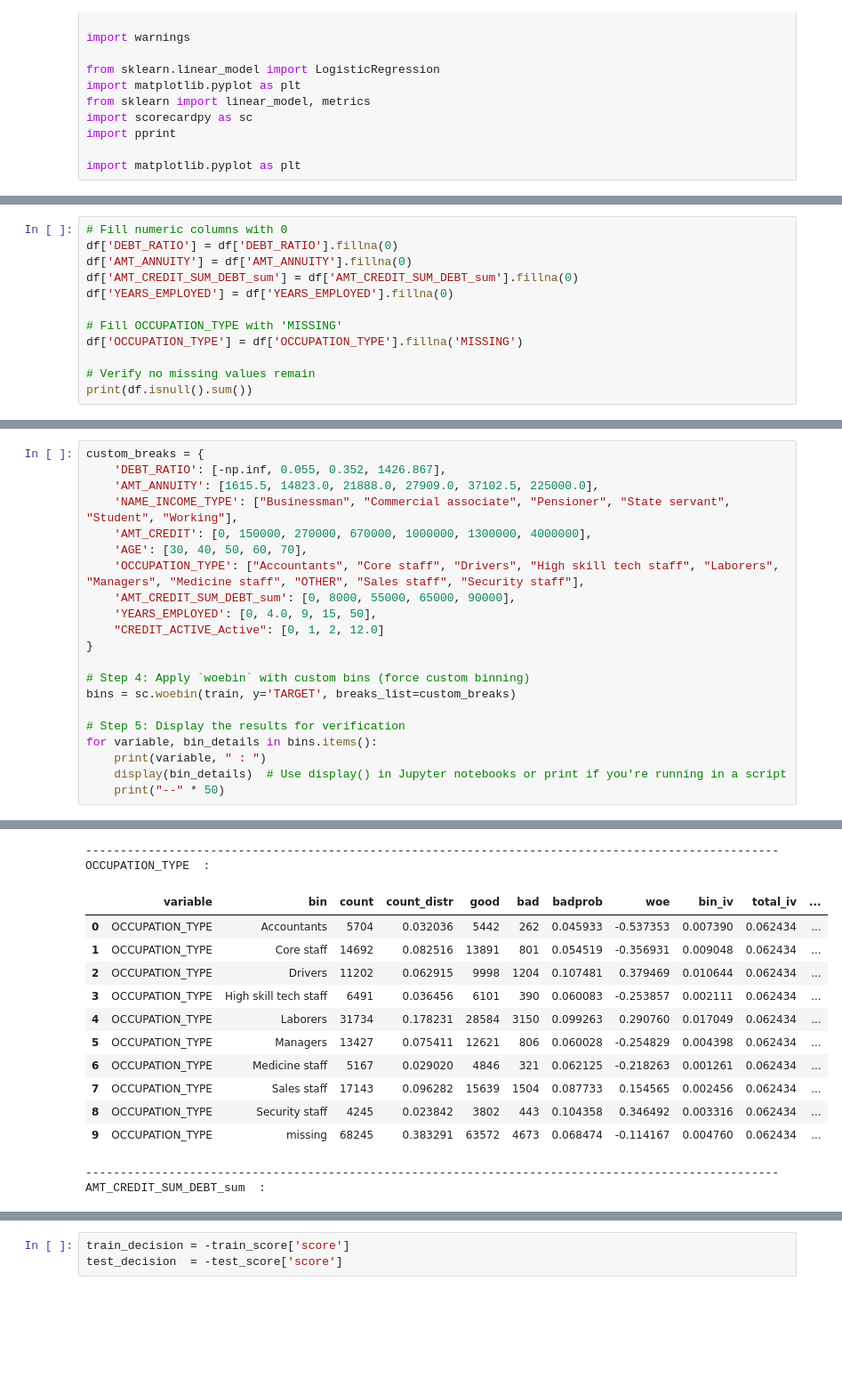
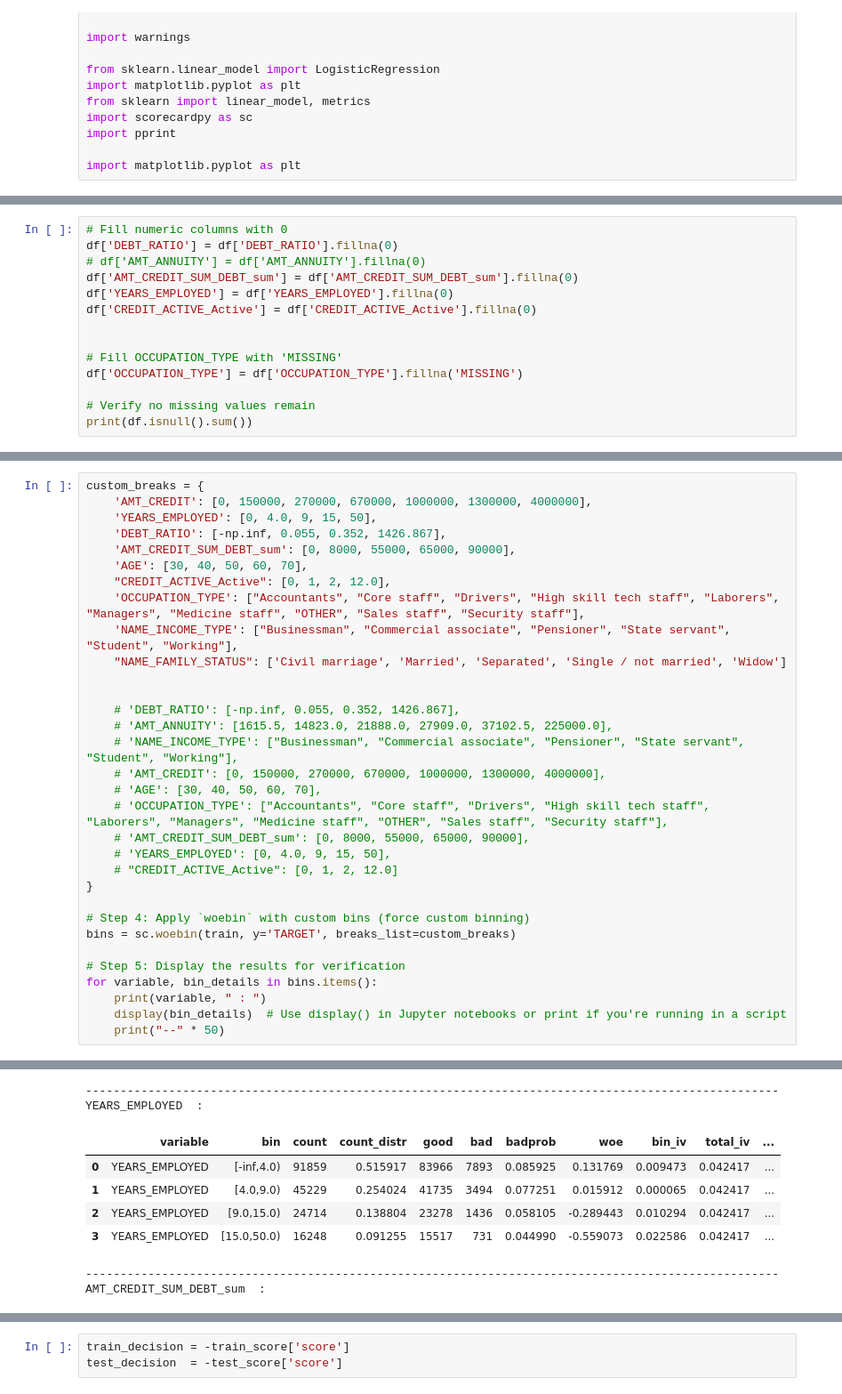
Before and after one commit to JohnErnestTan/Financial-Analytics-for-Elderly-care-Support-Loan-IS453, a Jupyter notebook: scorecard_custom.ipynb, the cells around one changed output, grey strips where cells are left out. Shown at 89% size. Cells and saved outputs as stored; diff of their text form; blank space fills up the shorter version.

```diff
--- a/scorecard_custom.ipynb
+++ b/scorecard_custom.ipynb
@@ -75,9 +58,11 @@ dtype: int64
 # %%
 # Fill numeric columns with 0
 df['DEBT_RATIO'] = df['DEBT_RATIO'].fillna(0)
-df['AMT_ANNUITY'] = df['AMT_ANNUITY'].fillna(0)
+# df['AMT_ANNUITY'] = df['AMT_ANNUITY'].fillna(0)
 df['AMT_CREDIT_SUM_DEBT_sum'] = df['AMT_CREDIT_SUM_DEBT_sum'].fillna(0)
 df['YEARS_EMPLOYED'] = df['YEARS_EMPLOYED'].fillna(0)
+df['CREDIT_ACTIVE_Active'] = df['CREDIT_ACTIVE_Active'].fillna(0)
+
 
 # Fill OCCUPATION_TYPE with 'MISSING'
 df['OCCUPATION_TYPE'] = df['OCCUPATION_TYPE'].fillna('MISSING')
@@ -122,14 +91,25 @@ print(test.shape)
 # %%
 custom_breaks = {
+    'AMT_CREDIT': [0, 150000, 270000, 670000, 1000000, 1300000, 4000000],
+    'YEARS_EMPLOYED': [0, 4.0, 9, 15, 50],
     'DEBT_RATIO': [-np.inf, 0.055, 0.352, 1426.867],
-    'AMT_ANNUITY': [1615.5, 14823.0, 21888.0, 27909.0, 37102.5, 225000.0],
+    'AMT_CREDIT_SUM_DEBT_sum': [0, 8000, 55000, 65000, 90000],
+    'AGE': [30, 40, 50, 60, 70],
+    "CREDIT_ACTIVE_Active": [0, 1, 2, 12.0],
+    'OCCUPATION_TYPE': ["Accountants", "Core staff", "Drivers", "High skill tech staff", "Laborers", "Managers", "Medicine staff", "OTHER", "Sales staff", "Security staff"],
     'NAME_INCOME_TYPE': ["Businessman", "Commercial associate", "Pensioner", "State servant", "Student", "Working"],
-    'AMT_CREDIT': [0, 150000, 270000, 670000, 1000000, 1300000, 4000000],
-    'AGE': [30, 40, 50, 60, 70],
-    'OCCUPATION_TYPE': ["Accountants", "Core staff", "Drivers", "High skill tech staff", "Laborers", "Managers", "Medicine staff", "OTHER", "Sales staff", "Security staff"],
-    'AMT_CREDIT_SUM_DEBT_sum': [0, 8000, 55000, 65000, 90000],
-    'YEARS_EMPLOYED': [0, 4.0, 9, 15, 50],
-    "CREDIT_ACTIVE_Active": [0, 1, 2, 12.0]
+    "NAME_FAMILY_STATUS": ['Civil marriage', 'Married', 'Separated', 'Single / not married', 'Widow']
+
+
+    # 'DEBT_RATIO': [-np.inf, 0.055, 0.352, 1426.867],
+    # 'AMT_ANNUITY': [1615.5, 14823.0, 21888.0, 27909.0, 37102.5, 225000.0],
+    # 'NAME_INCOME_TYPE': ["Businessman", "Commercial associate", "Pensioner", "State servant", "Student", "Working"],
+    # 'AMT_CREDIT': [0, 150000, 270000, 670000, 1000000, 1300000, 4000000],
+    # 'AGE': [30, 40, 50, 60, 70],
+    # 'OCCUPATION_TYPE': ["Accountants", "Core staff", "Drivers", "High skill tech staff", "Laborers", "Managers", "Medicine staff", "OTHER", "Sales staff", "Security staff"],
+    # 'AMT_CREDIT_SUM_DEBT_sum': [0, 8000, 55000, 65000, 90000],
+    # 'YEARS_EMPLOYED': [0, 4.0, 9, 15, 50],
+    # "CREDIT_ACTIVE_Active": [0, 1, 2, 12.0]
 }
 
 # Step 4: Apply `woebin` with custom bins (force custom binning)
@@ -170,16 +150,10 @@ AMT_CREDIT  :
 ----------------------------------------------------------------------------------------------------
-OCCUPATION_TYPE  :
+YEARS_EMPLOYED  :
 |  | variable | bin | count | count_distr | good | bad | badprob | woe | bin_iv | total_iv | ... |
-| 0 | OCCUPATION_TYPE | Accountants | 5704 | 0.032036 | 5442 | 262 | 0.045933 | -0.537353 | 0.007390 | 0.062434 | ... |
-| 1 | OCCUPATION_TYPE | Core staff | 14692 | 0.082516 | 13891 | 801 | 0.054519 | -0.356931 | 0.009048 | 0.062434 | ... |
-| 2 | OCCUPATION_TYPE | Drivers | 11202 | 0.062915 | 9998 | 1204 | 0.107481 | 0.379469 | 0.010644 | 0.062434 | ... |
-| 3 | OCCUPATION_TYPE | High skill tech staff | 6491 | 0.036456 | 6101 | 390 | 0.060083 | -0.253857 | 0.002111 | 0.062434 | ... |
-| 4 | OCCUPATION_TYPE | Laborers | 31734 | 0.178231 | 28584 | 3150 | 0.099263 | 0.290760 | 0.017049 | 0.062434 | ... |
-| 5 | OCCUPATION_TYPE | Managers | 13427 | 0.075411 | 12621 | 806 | 0.060028 | -0.254829 | 0.004398 | 0.062434 | ... |
-| 6 | OCCUPATION_TYPE | Medicine staff | 5167 | 0.029020 | 4846 | 321 | 0.062125 | -0.218263 | 0.001261 | 0.062434 | ... |
-| 7 | OCCUPATION_TYPE | Sales staff | 17143 | 0.096282 | 15639 | 1504 | 0.087733 | 0.154565 | 0.002456 | 0.062434 | ... |
-| 8 | OCCUPATION_TYPE | Security staff | 4245 | 0.023842 | 3802 | 443 | 0.104358 | 0.346492 | 0.003316 | 0.062434 | ... |
-| 9 | OCCUPATION_TYPE | missing | 68245 | 0.383291 | 63572 | 4673 | 0.068474 | -0.114167 | 0.004760 | 0.062434 | ... |
+| 0 | YEARS_EMPLOYED | [-inf,4.0) | 91859 | 0.515917 | 83966 | 7893 | 0.085925 | 0.131769 | 0.009473 | 0.042417 | ... |
+| 1 | YEARS_EMPLOYED | [4.0,9.0) | 45229 | 0.254024 | 41735 | 3494 | 0.077251 | 0.015912 | 0.000065 | 0.042417 | ... |
+| 2 | YEARS_EMPLOYED | [9.0,15.0) | 24714 | 0.138804 | 23278 | 1436 | 0.058105 | -0.289443 | 0.010294 | 0.042417 | ... |
+| 3 | YEARS_EMPLOYED | [15.0,50.0) | 16248 | 0.091255 | 15517 | 731 | 0.044990 | -0.559073 | 0.022586 | 0.042417 | ... |
 ----------------------------------------------------------------------------------------------------
 AMT_CREDIT_SUM_DEBT_sum  :
 |  | variable | bin | count | count_distr | good | bad | badprob | woe | bin_iv | total_iv | ... |
```
Also changed, not shown: parts of 13 cells of this notebook.
